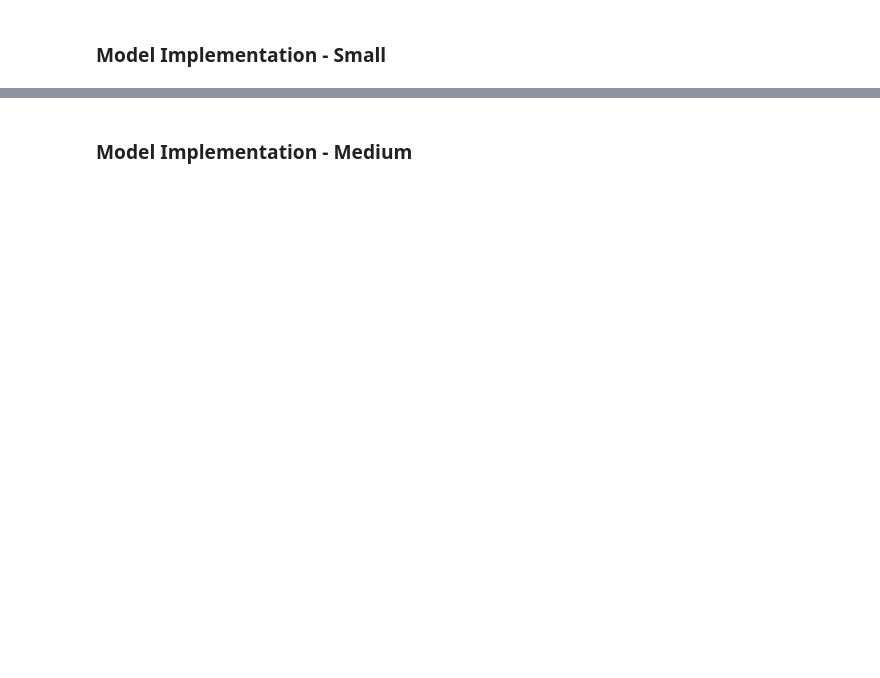
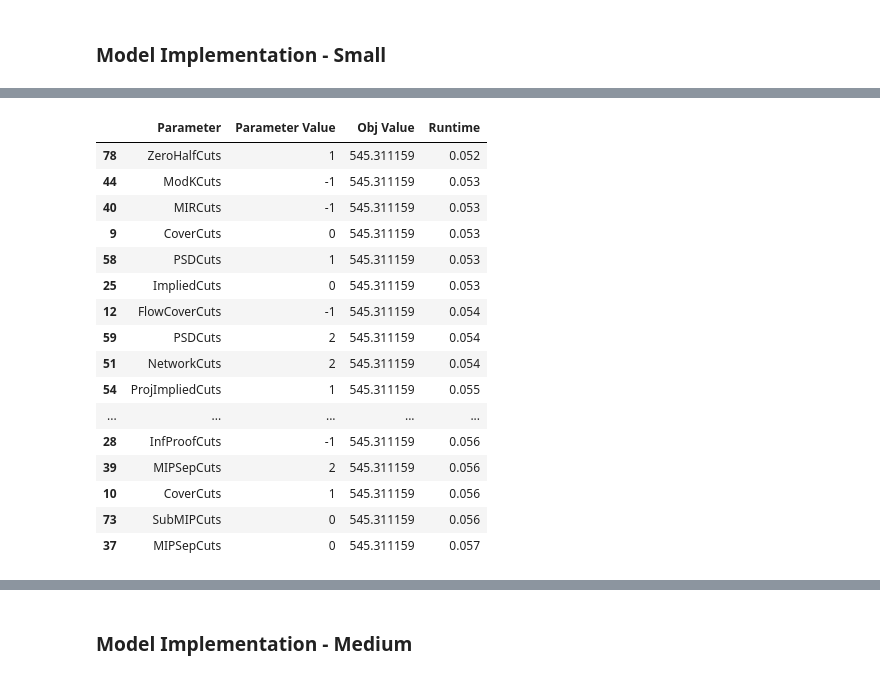
Before and after one commit to tnagano99/Concert_TSPTW_Optimization, a Jupyter notebook: Group-3-Project.ipynb, the cells around one changed output, grey strips where cells are left out. Cells and saved outputs as stored; diff of their text form; code cells hidden in the pictures; blank space fills up the shorter version.

```diff
--- a/Group-3-Project.ipynb
+++ b/Group-3-Project.ipynb
@@ -125,0 +123,5 @@ for v in probS.getVars():
+# %%
+probS.tune()
+for i in range(probS.tuneResultCount):
+    print(probS.getTuneResult(i))
+probS.optimize()
@@ -125,0 +515,20 @@ for v in probS.getVars():
+# %%
+result_df_cuts.sort_values(by="Runtime")
+# %% [output]
+|  | Parameter | Parameter Value | Obj Value | Runtime |
+| 78 | ZeroHalfCuts | 1 | 545.311159 | 0.052 |
+| 44 | ModKCuts | -1 | 545.311159 | 0.053 |
+| 40 | MIRCuts | -1 | 545.311159 | 0.053 |
+| 9 | CoverCuts | 0 | 545.311159 | 0.053 |
+| 58 | PSDCuts | 1 | 545.311159 | 0.053 |
+| 25 | ImpliedCuts | 0 | 545.311159 | 0.053 |
+| 12 | FlowCoverCuts | -1 | 545.311159 | 0.054 |
+| 59 | PSDCuts | 2 | 545.311159 | 0.054 |
+| 51 | NetworkCuts | 2 | 545.311159 | 0.054 |
+| 54 | ProjImpliedCuts | 1 | 545.311159 | 0.055 |
+| ... | ... | ... | ... | ... |
+| 28 | InfProofCuts | -1 | 545.311159 | 0.056 |
+| 39 | MIPSepCuts | 2 | 545.311159 | 0.056 |
+| 10 | CoverCuts | 1 | 545.311159 | 0.056 |
+| 73 | SubMIPCuts | 0 | 545.311159 | 0.056 |
+| 37 | MIPSepCuts | 0 | 545.311159 | 0.057 |
```
Also changed, not shown: parts of 32 cells of this notebook, 1 other file.
